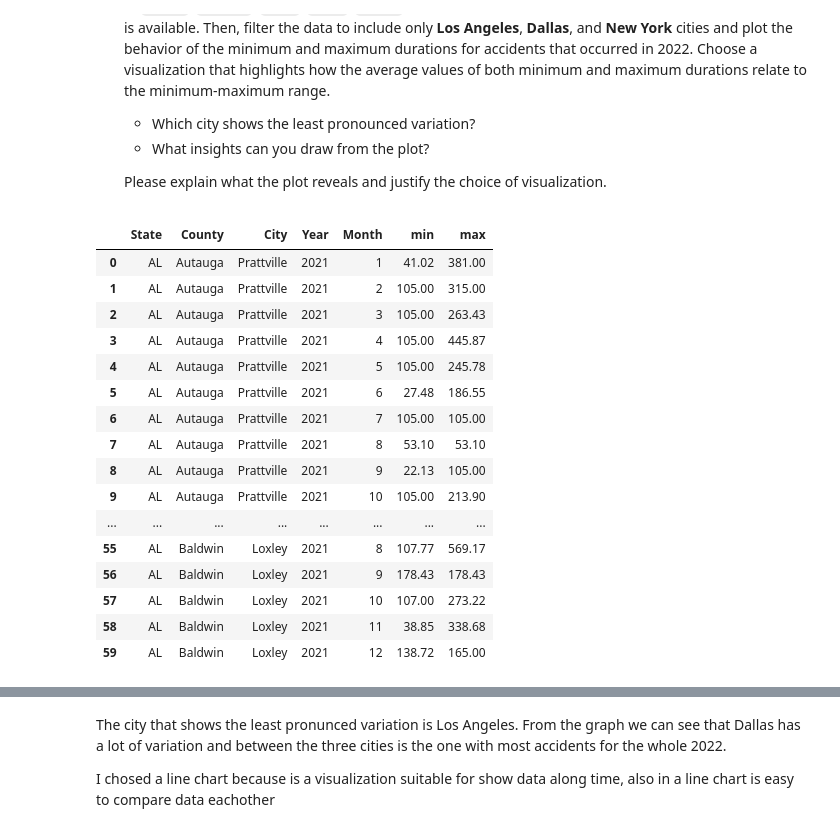
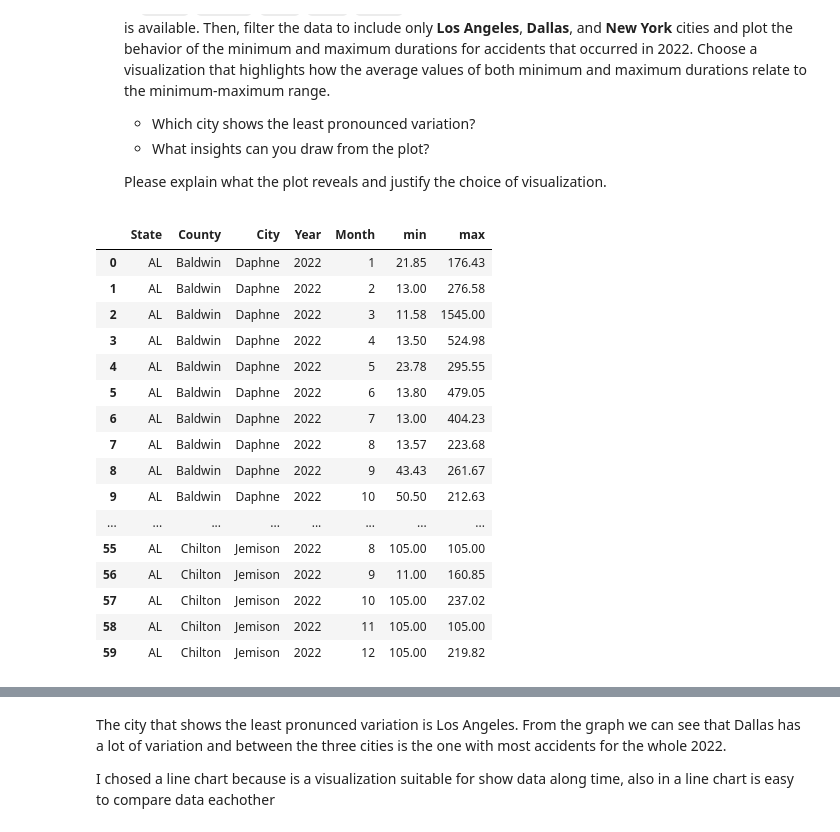
Before and after one commit to sAndreotti/VisualAnalytics, a Jupyter notebook: Assignment 1/AndreottiStefano_Assignment1.ipynb, the cells around one changed output, grey strips where cells are left out. Drawn from its saved outputs; the diff is of its cells as text; code cells hidden in the pictures.

```diff
--- a/Assignment 1/AndreottiStefano_Assignment1.ipynb
+++ b/Assignment 1/AndreottiStefano_Assignment1.ipynb
@@ -122,8 +136,8 @@ from bokeh.palettes import Greens,Turbo256, OrRd9, Category20, Category10
 from bokeh.io import output_notebook
 # %%
 # Load dataset
-data = pd.read_csv('./datasets/us_accidents.csv', delimiter=',')
-data.head()
+df = pd.read_csv('./datasets/us_accidents.csv', delimiter=',')
+df.head()
 # %% [output]
 |  | ID | Source | Severity | Start_Time | End_Time | Start_Lat | Start_Lng | End_Lat | End_Lng | ... |
 | 0 | A-1 | Source2 | 3 | 2016-02-08 05:46:00 | 2016-02-08 11:00:00 | 39.865147 | -84.058723 | NaN | NaN | ... |
@@ -134,15 +148,15 @@ data.head()
 5 rows × 46 columns
 # %%
 # Remove all rows with one or more columns have missing data, explicit identify the number of rows with null values
-null_rows_count = data.isnull().any(axis=1).sum()
-print(f"There are {null_rows_count} rows with at least one null value, out of {len(data)} rows.")
+null_rows_count = df.isnull().any(axis=1).sum()
+print(f"There are {null_rows_count} rows with at least one null value, out of {len(df)} rows.")
 
 # Count the number of null values in the dataset
-invalid_values = data.isnull().sum()
+invalid_values = df.isnull().sum()
 print("Invalid values per column:")
 print(invalid_values)
 
-data.dropna(inplace=True)
-print(f"After dropping null values there are {len(data)} rows.")
+df.dropna(inplace=True)
+print(f"After dropping null values there are {len(df)} rows.")
 # %% [output]
 There are 4173845 rows with at least one null value, out of 7728394 rows.
@@ -298,44 +320,49 @@ plt.show()
 # %%
 # Min and Max duration for group by (State, County, City, Year, Month)
 
 # Compute accident duration in minutes
 data["Accident_Duration"] = ((data["End_Time"] - data["Start_Time"]).dt.total_seconds() / 60).round(2)
 data['Year'] = data['Start_Time'].dt.year
 data['Month'] = data['Start_Time'].dt.month
+
+data = data.query(
+    "(Year == 2020 & Year == 2020) | "
+    "(Year == 2022 & Year == 2022)"
+)
 
 # Count the number of unique months per (State, County, City, Year)
 month_counts = data.groupby(['State', 'County', 'City', 'Year'])['Month'].nunique().reset_index()
 month_counts = month_counts[month_counts['Month'] == 12]  # Keep only those with all 12 months
 
 # Merge back to filter only valid groups
 filtered_data = data.merge(month_counts[['State', 'County', 'City', 'Year']], on=['State', 'County', 'City', 'Year'])
 
 # Group by required columns and aggregate min and max
-grouped = (
+grouped_minmax = (
     filtered_data.groupby(['State', 'County', 'City', 'Year', 'Month'])['Accident_Duration']
     .agg(['min', 'max'])
     .reset_index()
 )
 
-grouped.head(60)
+grouped_minmax.head(60)
 # %% [output]
 |  | State | County | City | Year | Month | min | max |
-| 0 | AL | Autauga | Prattville | 2021 | 1 | 41.02 | 381.00 |
-| 1 | AL | Autauga | Prattville | 2021 | 2 | 105.00 | 315.00 |
-| 2 | AL | Autauga | Prattville | 2021 | 3 | 105.00 | 263.43 |
-| 3 | AL | Autauga | Prattville | 2021 | 4 | 105.00 | 445.87 |
-| 4 | AL | Autauga | Prattville | 2021 | 5 | 105.00 | 245.78 |
-| 5 | AL | Autauga | Prattville | 2021 | 6 | 27.48 | 186.55 |
-| 6 | AL | Autauga | Prattville | 2021 | 7 | 105.00 | 105.00 |
-| 7 | AL | Autauga | Prattville | 2021 | 8 | 53.10 | 53.10 |
-| 8 | AL | Autauga | Prattville | 2021 | 9 | 22.13 | 105.00 |
-| 9 | AL | Autauga | Prattville | 2021 | 10 | 105.00 | 213.90 |
+| 0 | AL | Baldwin | Daphne | 2022 | 1 | 21.85 | 176.43 |
+| 1 | AL | Baldwin | Daphne | 2022 | 2 | 13.00 | 276.58 |
+| 2 | AL | Baldwin | Daphne | 2022 | 3 | 11.58 | 1545.00 |
+| 3 | AL | Baldwin | Daphne | 2022 | 4 | 13.50 | 524.98 |
+| 4 | AL | Baldwin | Daphne | 2022 | 5 | 23.78 | 295.55 |
+| 5 | AL | Baldwin | Daphne | 2022 | 6 | 13.80 | 479.05 |
+| 6 | AL | Baldwin | Daphne | 2022 | 7 | 13.00 | 404.23 |
+| 7 | AL | Baldwin | Daphne | 2022 | 8 | 13.57 | 223.68 |
+| 8 | AL | Baldwin | Daphne | 2022 | 9 | 43.43 | 261.67 |
+| 9 | AL | Baldwin | Daphne | 2022 | 10 | 50.50 | 212.63 |
 | ... | ... | ... | ... | ... | ... | ... | ... |
-| 55 | AL | Baldwin | Loxley | 2021 | 8 | 107.77 | 569.17 |
-| 56 | AL | Baldwin | Loxley | 2021 | 9 | 178.43 | 178.43 |
-| 57 | AL | Baldwin | Loxley | 2021 | 10 | 107.00 | 273.22 |
-| 58 | AL | Baldwin | Loxley | 2021 | 11 | 38.85 | 338.68 |
-| 59 | AL | Baldwin | Loxley | 2021 | 12 | 138.72 | 165.00 |
+| 55 | AL | Chilton | Jemison | 2022 | 8 | 105.00 | 105.00 |
+| 56 | AL | Chilton | Jemison | 2022 | 9 | 11.00 | 160.85 |
+| 57 | AL | Chilton | Jemison | 2022 | 10 | 105.00 | 237.02 |
+| 58 | AL | Chilton | Jemison | 2022 | 11 | 105.00 | 105.00 |
+| 59 | AL | Chilton | Jemison | 2022 | 12 | 105.00 | 219.82 |
 # %%
 # Month labels
 month_labels = ['Jan', 'Feb', 'Mar', 'Apr', 'May', 'Jun',
```
Also changed, not shown: parts of 16 cells of this notebook.
